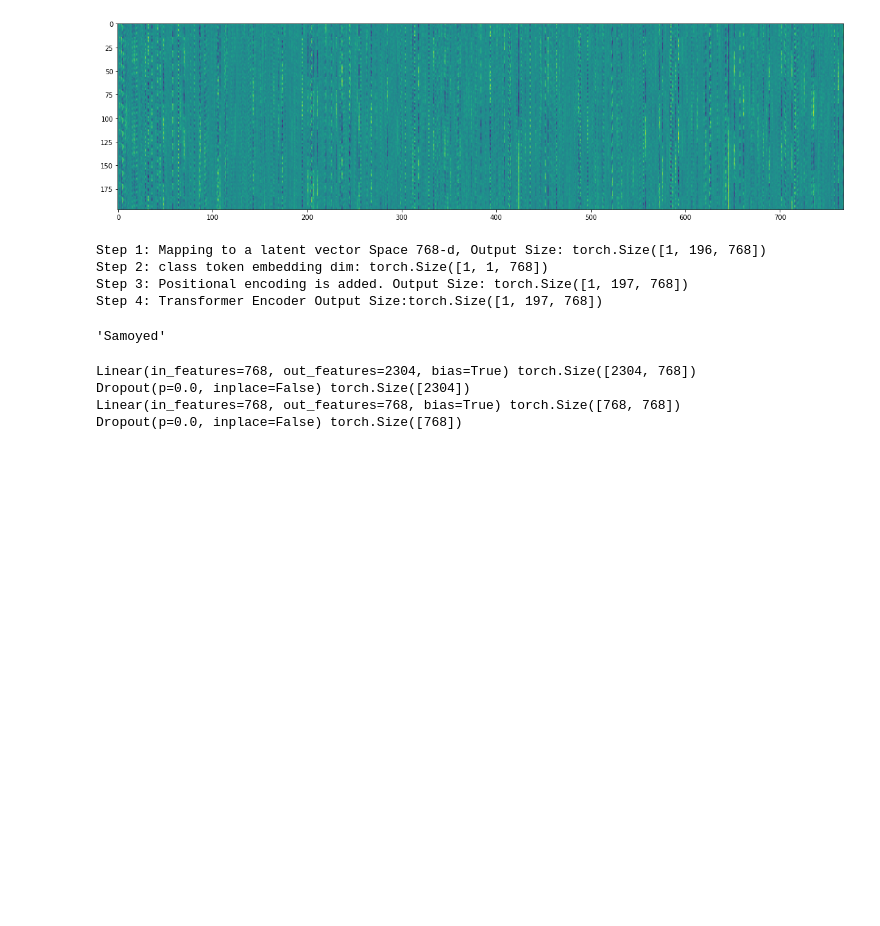
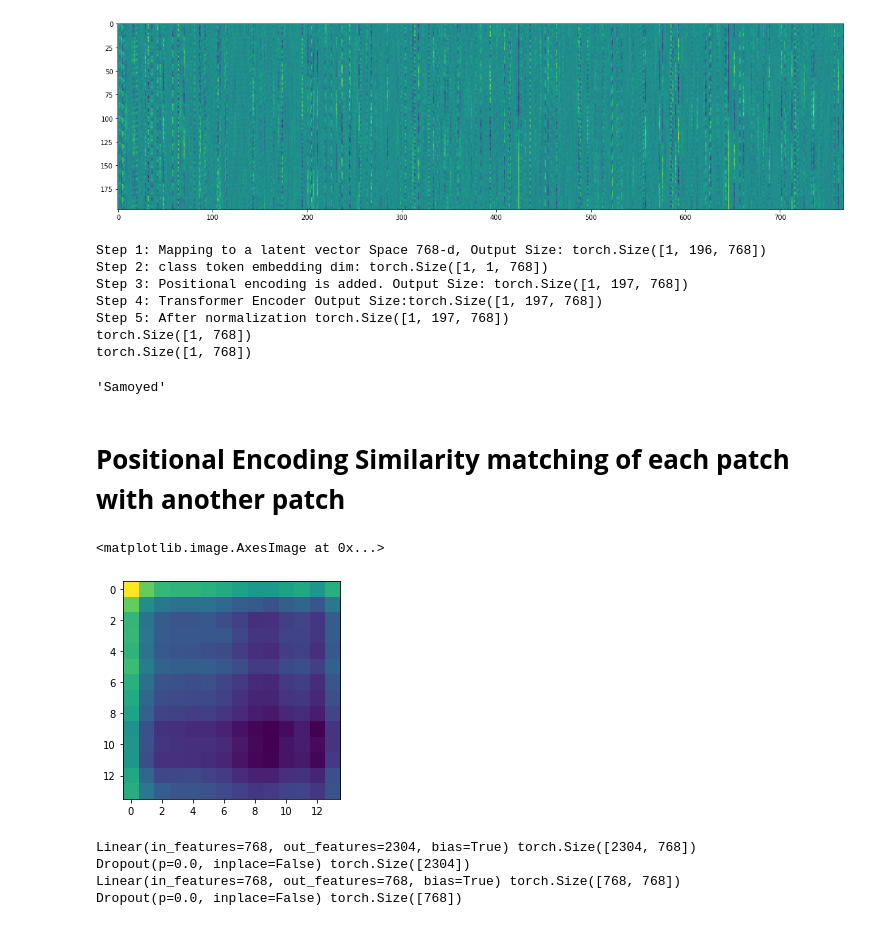
Before and after one commit to Saurav-31/Colab_notebooks_DL, a Jupyter notebook: VIT.ipynb, the cells around one changed output. Saved outputs shown, nothing was run; the diff lists cells and outputs as text; code cells hidden in the pictures; blank space fills up the shorter version.

Commit message:
position embedding similarity within patches

```diff
--- a/VIT.ipynb
+++ b/VIT.ipynb
@@ -353,13 +337,15 @@ def forward_features(self, x):
         #     ax.imshow(cv2.resize(x[0][1:,i].reshape(14,14).detach().numpy(), (224,224)))
 
         # plt.show()
-
+        print("Step 5: After normalization {}".format(self.norm(x).size()))
         x = self.norm(x)[:, 0]
+        print(x.size())
         x = torch.nn.Identity()(x)
         return x
 
 def forward(self, x):
     x = self.forward_features(x)
+    # print(x.size())
     x = self.head(x)
     return x
 
@@ -371,7 +357,31 @@ Step 1: Mapping to a latent vector Space 768-d, Output Size: torch.Size([1, 196,
 Step 2: class token embedding dim: torch.Size([1, 1, 768])
 Step 3: Positional encoding is added. Output Size: torch.Size([1, 197, 768])
 Step 4: Transformer Encoder Output Size:torch.Size([1, 197, 768])
+Step 5: After normalization torch.Size([1, 197, 768])
+torch.Size([1, 768])
+torch.Size([1, 768])
 'Samoyed'
+# %% [markdown]
+# **Positional Encoding Similarity matching of each patch with another patch**
+# %%
+# plt.imshow(model.pos_embed[0].detach().numpy())
+# l = []
+# for i in range(1, 197):
+#     li = []
+#     for j in range(1, 197):
+#         li.append(torch.nn.CosineSimilarity(0)(model.pos_embed[0][i],model.pos_embed[0][j]).item())
+#     l.append(li)
+
+# plt.imshow(np.array(l))
+
+li = []
+for j in range(1, 197):
+    li.append(torch.nn.CosineSimilarity(0)(model.pos_embed[0][1],model.pos_embed[0][j]).item())
+
+plt.imshow(np.array(li).reshape(14,14))
+# %% [output]
+<matplotlib.image.AxesImage at 0x...>
+[figure, added]
 # %%
 keys = ['qkv', 'attn_drop', 'proj', 'proj_drop']
 for i, params in enumerate(list(model.blocks[0].attn.parameters())):
```
Also changed, not shown: parts of 3 cells of this notebook.
